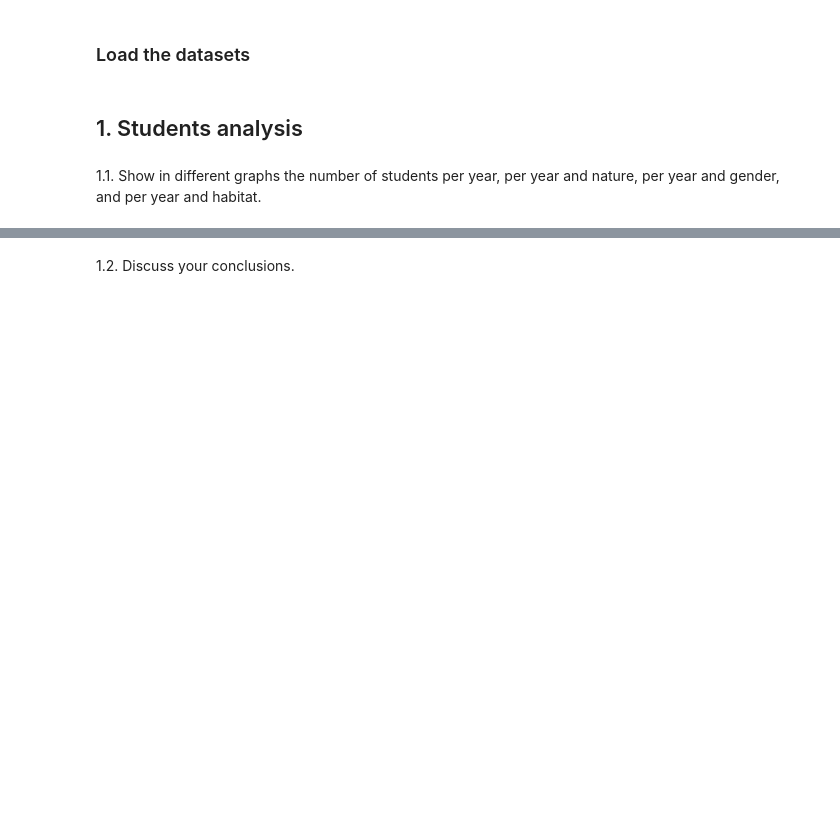
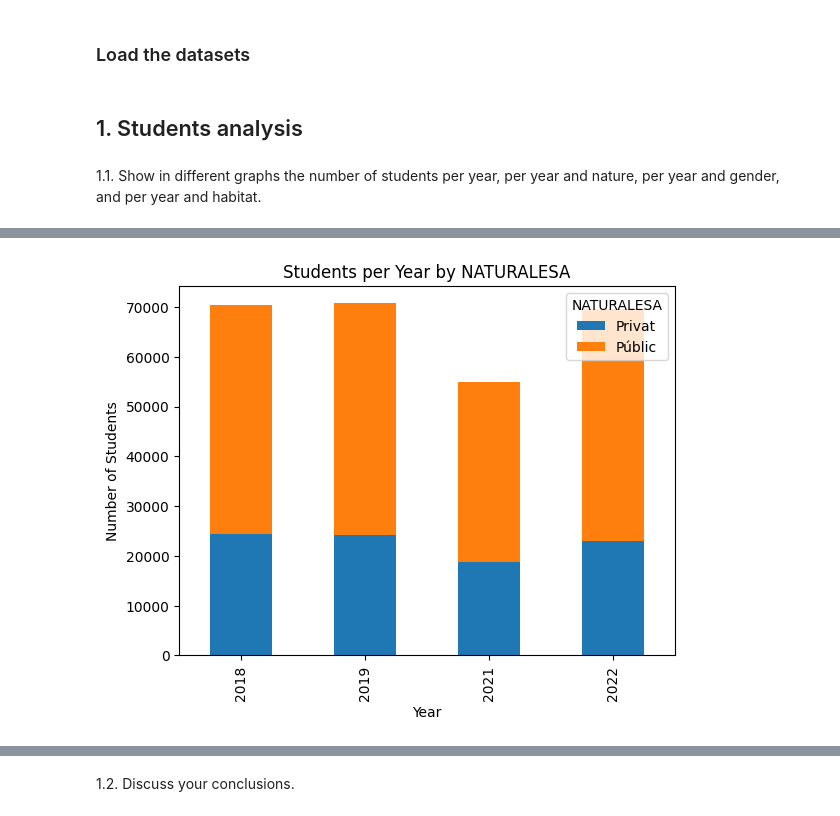
Before and after one commit to OliKuz/KBS_AC3, a Jupyter notebook: 2324_GIA04_CA3_DescriptiveAnalytics_ENG.ipynb, the cells around one changed output, grey strips where cells are left out. Cells and saved outputs as stored; diff of their text form; code cells hidden in the pictures; blank space fills up the shorter version.

```diff
--- a/2324_GIA04_CA3_DescriptiveAnalytics_ENG.ipynb
+++ b/2324_GIA04_CA3_DescriptiveAnalytics_ENG.ipynb
@@ -42,14 +45,16 @@ plt.show()
 # %%
-# 1.1.2 Students per year and nature
+# 1.1.2 Students per year and privte or public
 
 students_per_year_and_nature = data_frame.groupby(['ANY', 'NATURALESA']).size().unstack(fill_value=0)
 
 students_per_year_and_nature.plot(kind='bar', stacked=True)
-plt.title('Number of Students per Year by Nature')
+plt.title('Students per Year by NATURALESA')
 plt.xlabel('Year')
 plt.ylabel('Number of Students')
-plt.legend(title='Nature')
+plt.legend(title='NATURALESA')
 plt.show()
+# %% [output]
+[figure, added]
 # %%
 # 1.1.3 Students per year and gender
 
```
Also changed, not shown: parts of 22 cells of this notebook.
